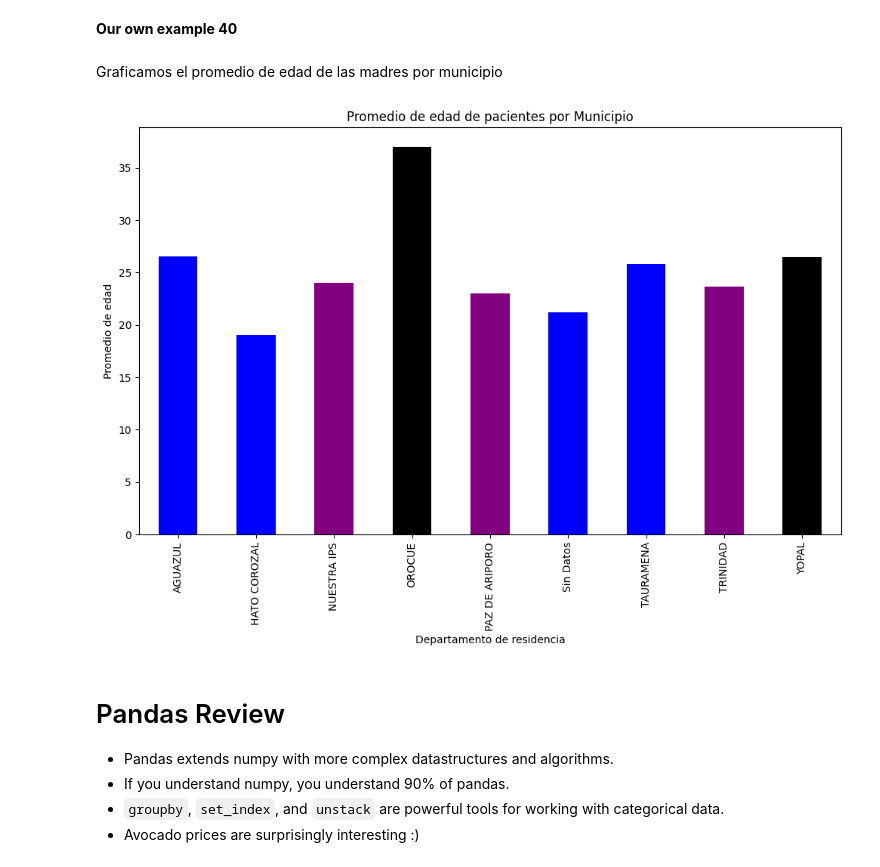
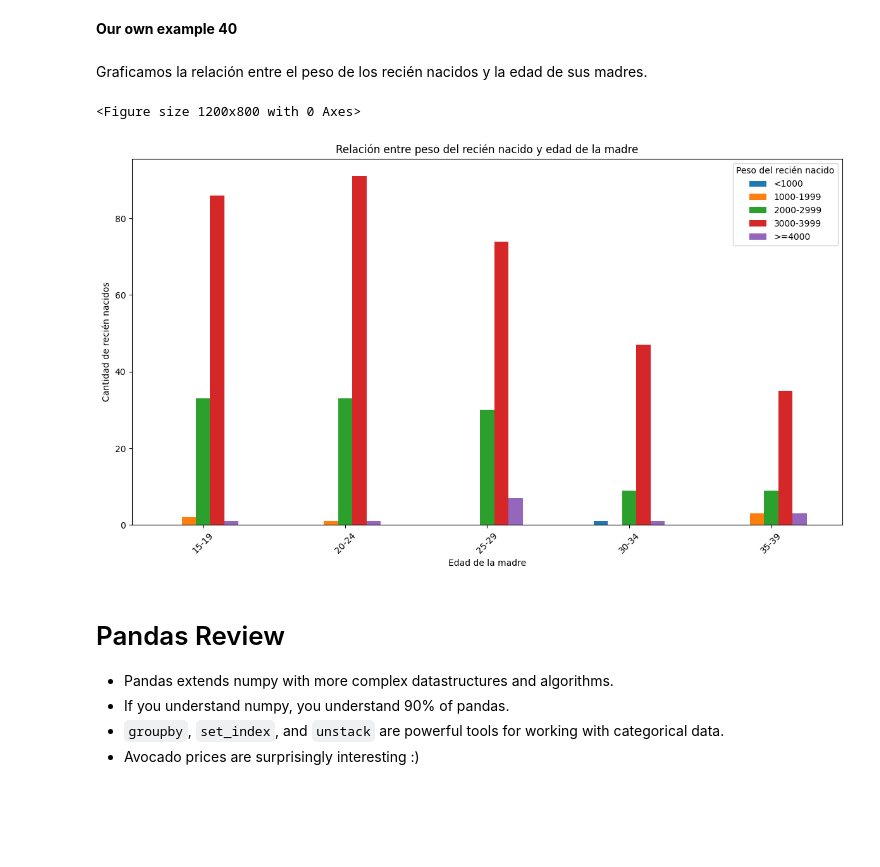
Before and after one commit to Aliriio/MetNumUN2024I, a Jupyter notebook: Lab2/amartinezba_Lab2.ipynb, the cells around one changed output. Drawn from its saved outputs; the diff is of its cells as text; code cells hidden in the pictures; blank space fills up the shorter version.

```diff
--- a/Lab2/amartinezba_Lab2.ipynb
+++ b/Lab2/amartinezba_Lab2.ipynb
@@ -1813,20 +1840,46 @@ ax.set_xticklabels(ax.get_xticklabels(), rotation=45);
 # %% [markdown]
 **Our own example 40**
 # %% [markdown]
-Graficamos el promedio de edad de las madres por municipio
+Graficamos la relación entre el peso de los recién nacidos y la edad de sus madres.
-# %%
-to_int = lambda x: int(x) if str(x).isdigit() else 0
-resultados['edad'] = resultados['edad'].apply(to_int)
-departamento_edad = resultados.groupby('municpio_de_residencia')['edad'].mean()
-colors = ['blue','blue', 'purple', 'black', "purple"]
-fig, ax = plt.subplots()
-departamento_edad.plot(kind='bar', ax=ax, color=colors)
-ax.set_title('Promedio de edad de pacientes por Municipio')
-ax.set_xlabel('Departamento de residencia')
-ax.set_ylabel('Promedio de edad')
-plt.show()
-# %% [output]
-[figure, removed]
+# %%
+import matplotlib.pyplot as plt
+import pandas as pd
+
+# Filtramos los resultados para excluir el municipio "sin datos" y el grupo poblacional "sin datos"
+resultados_filtrados = resultados[(resultados['municpio_de_residencia'] != 'sin datos') & (resultados['ciclo_de_vida'] != 'sin datos')]
+
+# Crear intervalos para la edad de la madre
+bins_edad = [15, 20, 25, 30, 35, 40]
+labels_edad = ['15-19', '20-24', '25-29', '30-34', '35-39']
+resultados_filtrados['intervalo_edad'] = pd.cut(resultados_filtrados['edad'], bins=bins_edad, labels=labels_edad)
+
+# Crear intervalos para el peso del recién nacido
+bins_peso = [0, 1000, 2000, 3000, 4000, float('inf')]  # Agregamos float('inf') para incluir cualquier valor mayor o igual a 4000
+labels_peso = ['<1000', '1000-1999', '2000-2999', '3000-3999', '>=4000']  # Agregamos la categoría '>=4000'
+resultados_filtrados['intervalo_peso'] = pd.cut(resultados_filtrados['peso_al_nacer_grs'], bins=bins_peso, labels=labels_peso)
+
+# Agrupar por intervalo de edad de la madre y peso del recién nacido, y contar las ocurrencias
+conteo_pesos_por_edad = resultados_filtrados.groupby(['intervalo_edad', 'intervalo_peso']).size().unstack(fill_value=0)
+
+# Crear el gráfico de barras
+plt.figure(figsize=(12, 8))
+conteo_pesos_por_edad.plot(kind='bar')
+
+# Añadir etiquetas y título al gráfico
+plt.title('Relación entre peso del recién nacido y edad de la madre')
+plt.xlabel('Edad de la madre')
+plt.ylabel('Cantidad de recién nacidos')
+plt.xticks(rotation=45)  # Rotar etiquetas del eje x para una mejor visualización
+plt.legend(title='Peso del recién nacido')
+
+# Ajustar el diseño del gráfico
+plt.tight_layout()
+
+# Mostrar el gráfico
+plt.show()
+# %% [output]
+<Figure size 1200x800 with 0 Axes>
+[figure, added]
 # %% [markdown]
 # Pandas Review
 
```
Also changed, not shown: parts of 42 cells of this notebook.
